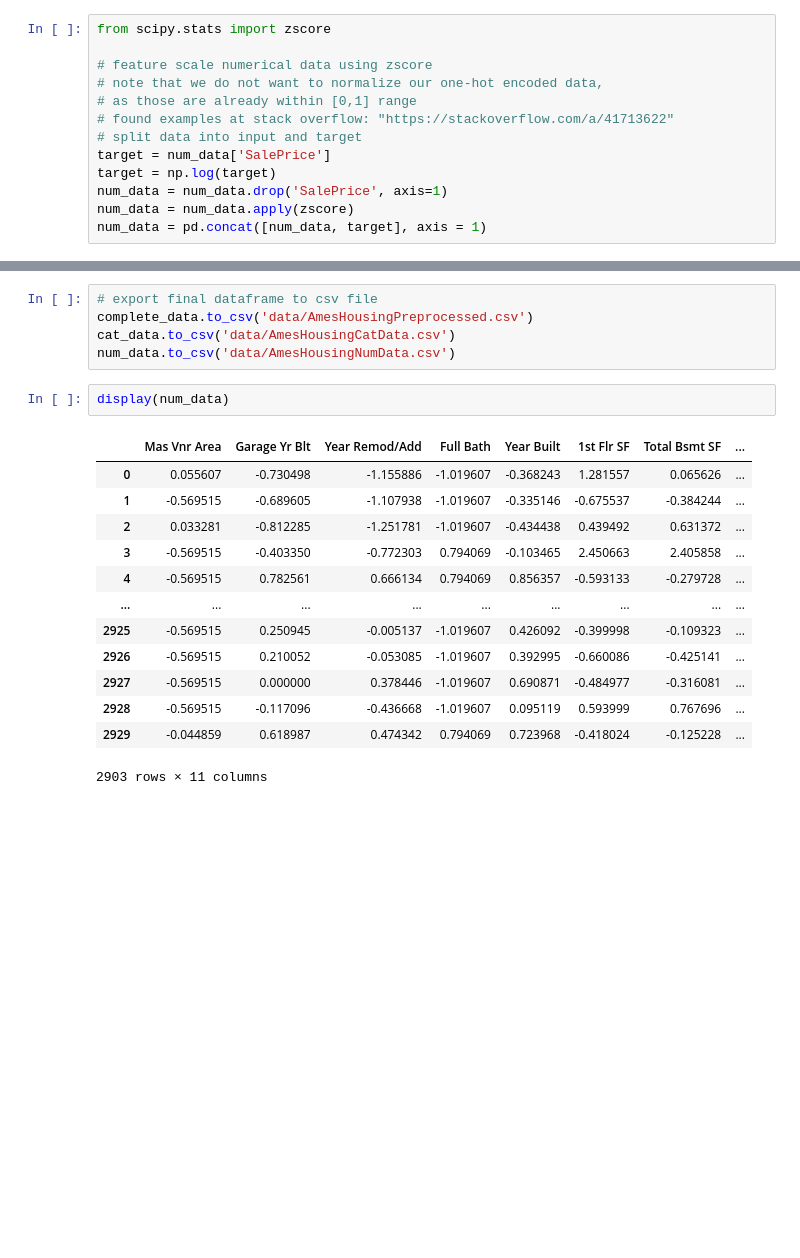
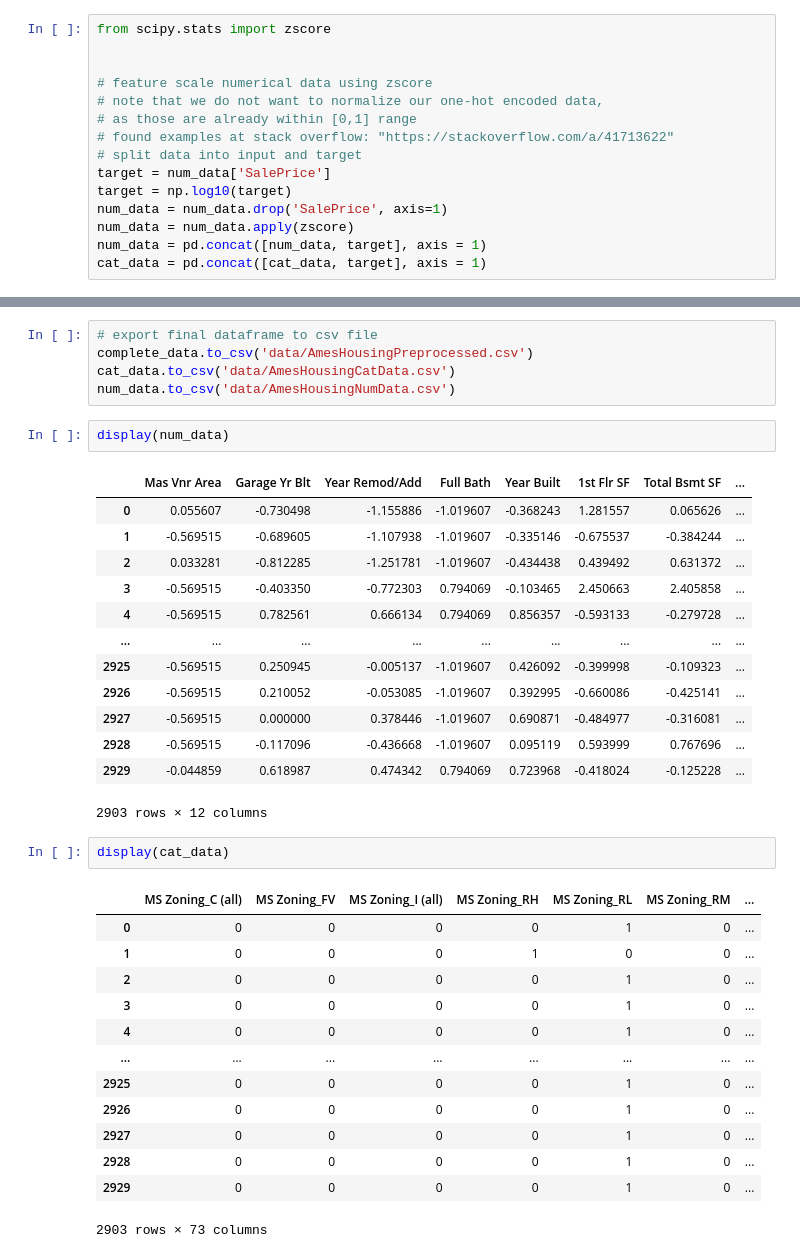
Before and after one commit to Youri-is-super-awesome/Bitches-and-beaches, a Jupyter notebook: code/preprocessing_1.ipynb, the cells around one changed output, grey strips where cells are left out. Drawn from its saved outputs; the diff is of its cells as text; blank space fills up the shorter version.

```diff
--- a/code/preprocessing_1.ipynb
+++ b/code/preprocessing_1.ipynb
@@ -512,6 +512,7 @@ display(cat_data.head())
 5 rows × 72 columns
 # %%
 from scipy.stats import zscore
+
 
 # feature scale numerical data using zscore
 # note that we do not want to normalize our one-hot encoded data,
@@ -519,7 +520,8 @@ from scipy.stats import zscore
 # found examples at stack overflow: "https://stackoverflow.com/a/41713622"
 # split data into input and target
 target = num_data['SalePrice']
-target = np.log(target)
+target = np.log10(target)
 num_data = num_data.drop('SalePrice', axis=1)
 num_data = num_data.apply(zscore)
 num_data = pd.concat([num_data, target], axis = 1)
+cat_data = pd.concat([cat_data, target], axis = 1)
@@ -581,4 +581,20 @@ display(num_data)
 | 2927 | -0.569515 | 0.000000 | 0.378446 | -1.019607 | 0.690871 | -0.484977 | -0.316081 | ... |
 | 2928 | -0.569515 | -0.117096 | -0.436668 | -1.019607 | 0.095119 | 0.593999 | 0.767696 | ... |
 | 2929 | -0.044859 | 0.618987 | 0.474342 | 0.794069 | 0.723968 | -0.418024 | -0.125228 | ... |
-2903 rows × 11 columns
+2903 rows × 12 columns
+# %%
+display(cat_data)
+# %% [output]
+|  | MS Zoning_C (all) | MS Zoning_FV | MS Zoning_I (all) | MS Zoning_RH | MS Zoning_RL | MS Zoning_RM | ... |
+| 0 | 0 | 0 | 0 | 0 | 1 | 0 | ... |
+| 1 | 0 | 0 | 0 | 1 | 0 | 0 | ... |
+| 2 | 0 | 0 | 0 | 0 | 1 | 0 | ... |
+| 3 | 0 | 0 | 0 | 0 | 1 | 0 | ... |
+| 4 | 0 | 0 | 0 | 0 | 1 | 0 | ... |
+| ... | ... | ... | ... | ... | ... | ... | ... |
+| 2925 | 0 | 0 | 0 | 0 | 1 | 0 | ... |
+| 2926 | 0 | 0 | 0 | 0 | 1 | 0 | ... |
+| 2927 | 0 | 0 | 0 | 0 | 1 | 0 | ... |
+| 2928 | 0 | 0 | 0 | 0 | 1 | 0 | ... |
+| 2929 | 0 | 0 | 0 | 0 | 1 | 0 | ... |
+2903 rows × 73 columns
```
Also changed, not shown: parts of 5 cells of this notebook, 5 other files.
